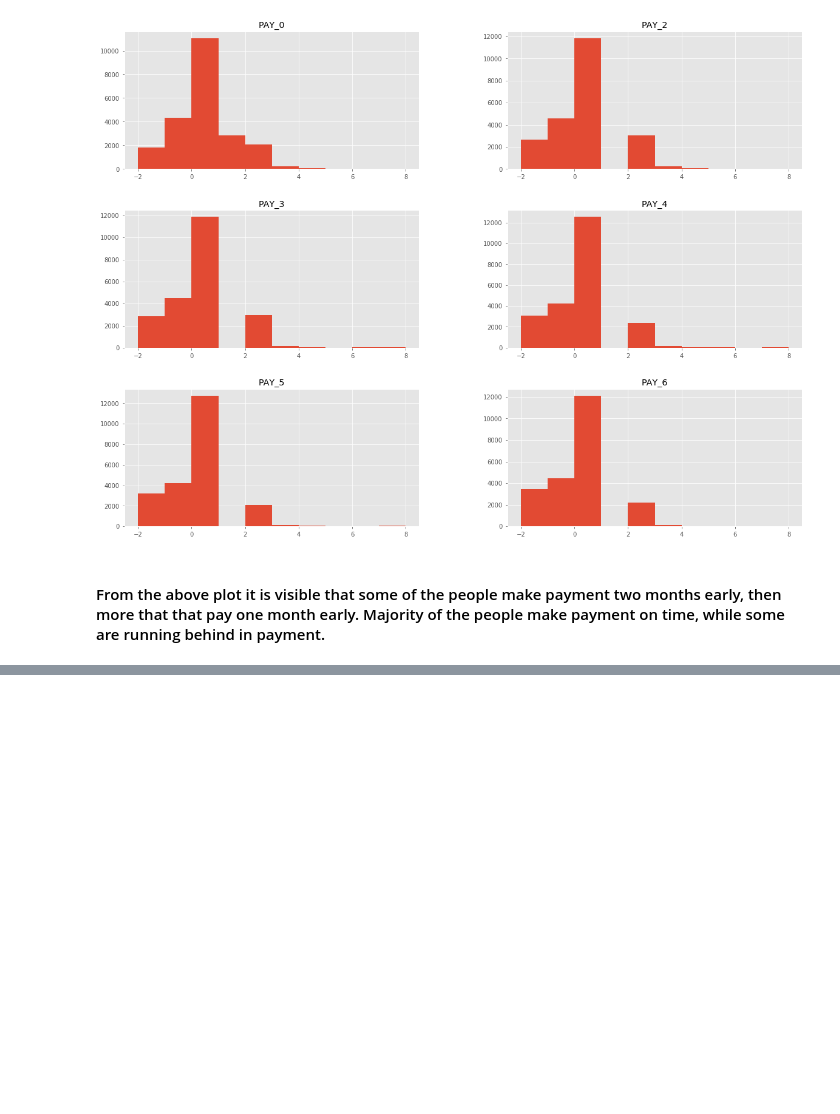
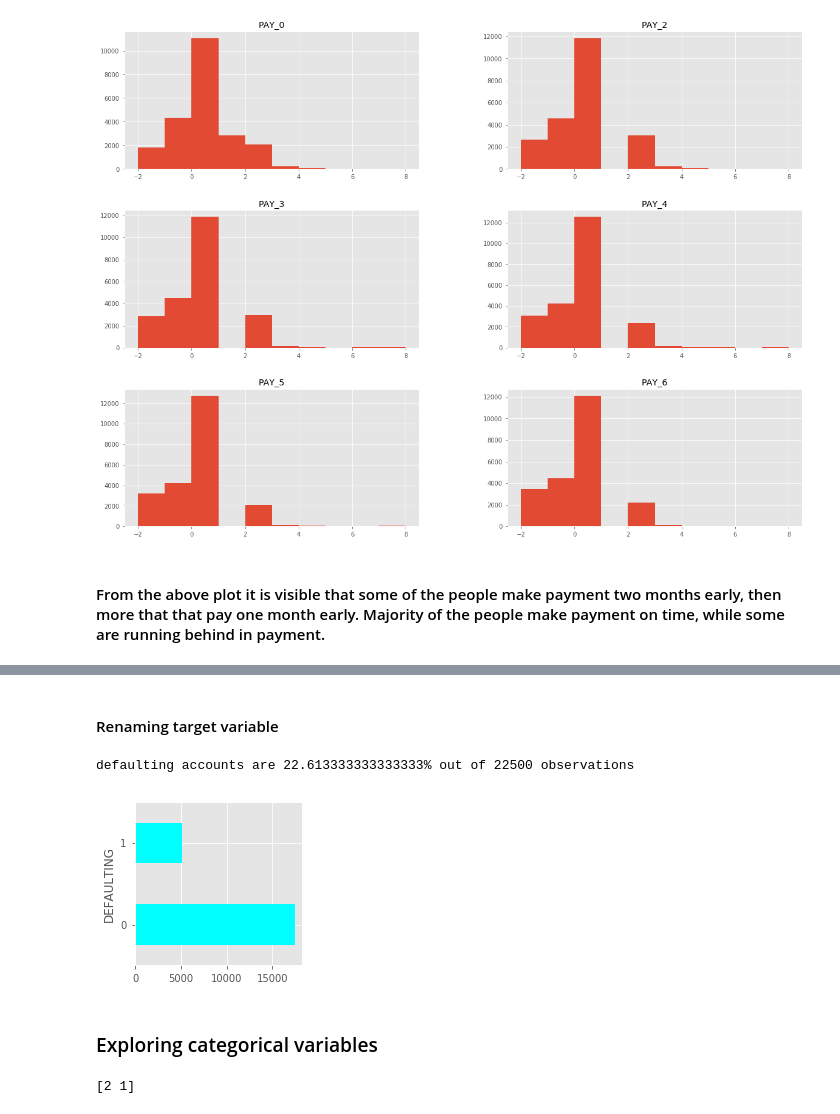
Before and after one commit to RaghwendraSingh/DataChallenge, a Jupyter notebook: notebooks/Defaulting.ipynb, the cells around one changed output, grey strips where cells are left out. Drawn from its saved outputs; the diff is of its cells as text; code cells hidden in the pictures; blank space fills up the shorter version.

Commit message:
added few plots for categorical variables

```diff
--- a/notebooks/Defaulting.ipynb
+++ b/notebooks/Defaulting.ipynb
@@ -71,0 +82,24 @@ plt.show()
+# %% [markdown]
+#### Renaming target variable
+# %%
+df.columns = ['ID', 'LIMIT_BAL', 'SEX', 'EDUCATION', 'MARRIAGE', 'AGE', 'PAY_0',
+       'PAY_2', 'PAY_3', 'PAY_4', 'PAY_5', 'PAY_6', 'BILL_AMT1', 'BILL_AMT2',
+       'BILL_AMT3', 'BILL_AMT4', 'BILL_AMT5', 'BILL_AMT6', 'PAY_AMT1',
+       'PAY_AMT2', 'PAY_AMT3', 'PAY_AMT4', 'PAY_AMT5', 'PAY_AMT6',
+       'DEFAULTING']
+# %%
+d = df.groupby(['DEFAULTING']).size()
+# %%
+fig = plt.figure()
+fig.set_size_inches(3,3)
+print("defaulting accounts are {0}% out of {1} observations".format(100* d[1]/(d[1]+d[0]), d[1]+d[0]))
+p = d.plot(kind='barh', color='cyan')
+# %% [output]
+defaulting accounts are 22.613333333333333% out of 22500 observations
+[figure, added]
+# %% [markdown]
+### Exploring categorical variables
+# %%
+print(df['SEX'].unique())
+# %% [output]
+[2 1]
```
Also changed, not shown: parts of 4 cells of this notebook.
